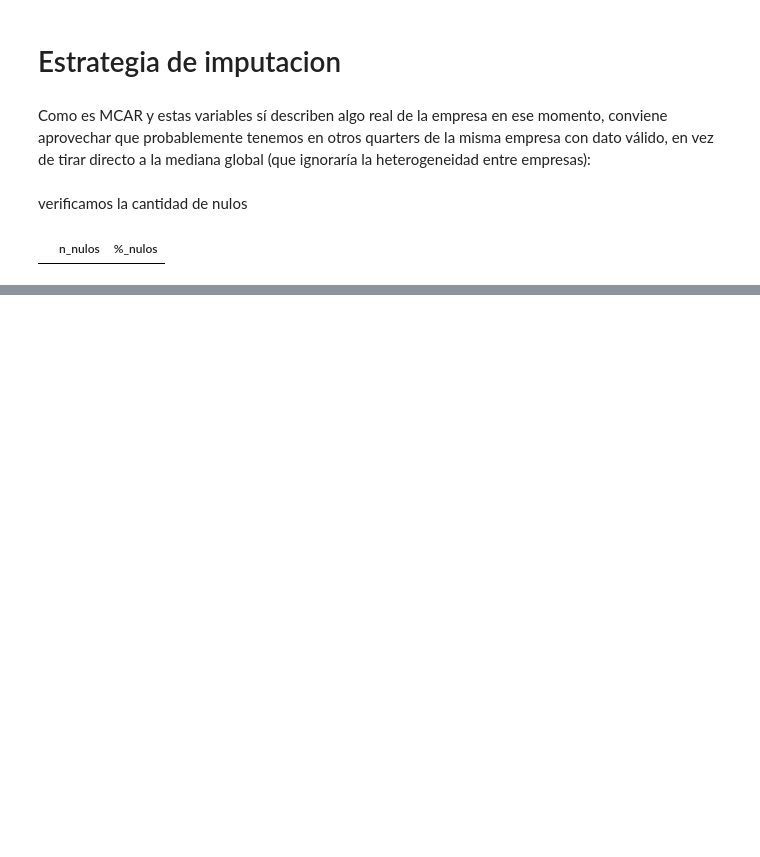
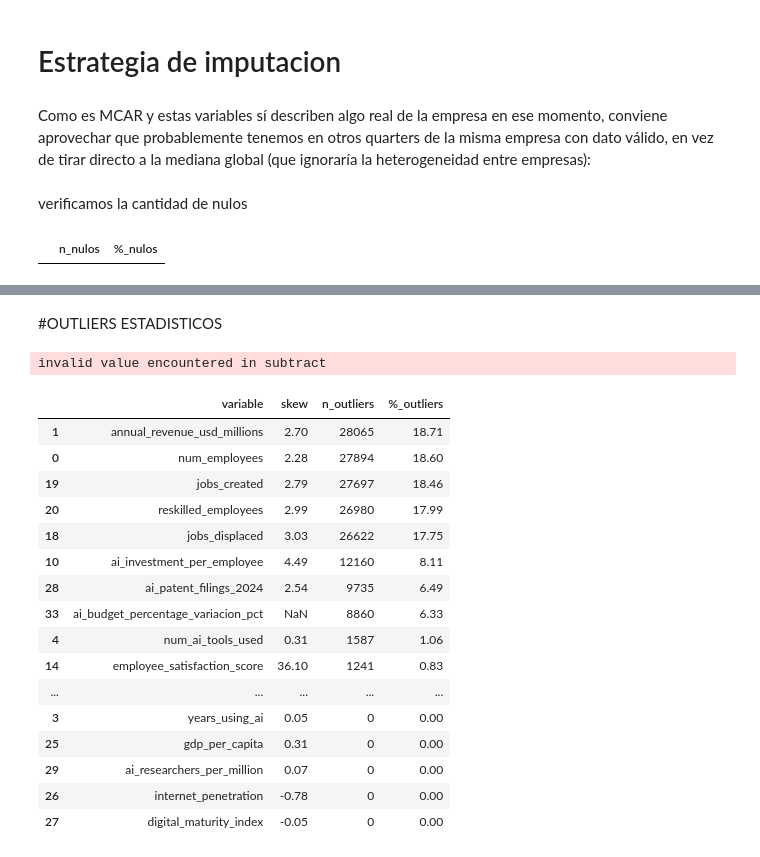
Before and after one commit to Franncippi/Proyecto-mentoria-M09, a Jupyter notebook: 01_analisis_exploratorio.ipynb, the cells around one changed output, grey strips where cells are left out. Drawn from its saved outputs; the diff is of its cells as text; code cells hidden in the pictures; blank space fills up the shorter version.

```diff
--- a/01_analisis_exploratorio.ipynb
+++ b/01_analisis_exploratorio.ipynb
@@ -1094,0 +1300,15 @@ resumen_nulos
+# %%
+# Tratamiento de ai_training_hours: SÍ confirmamos que era error de signo
+# (el valor absoluto de los negativos es consistente con el comportamiento
+# histórico de la empresa en otros quarters, ratio cercano a 1x) -> se corrige
+# invirtiendo el signo, recuperando el dato real sin necesidad de imputar
+
+col = "ai_training_hours"
+
+mask_negativo = df_final[col] < 0
+n_corregidos = mask_negativo.sum()
+
+df_final.loc[mask_negativo, col] = df_final.loc[mask_negativo, col].abs()
+
+print(f"{col}: {n_corregidos} valores corregidos (signo invertido)")
+print(f"Negativos restantes: {(df_final[col] < 0).sum()}")
@@ -1094,0 +1350,48 @@ resumen_nulos
+# %% [markdown]
+#OUTLIERS ESTADISTICOS
+# %%
+def iqr_outliers(serie):
+    q1, q3 = serie.quantile([0.25, 0.75])
+    iqr = q3 - q1
+    lim_inf, lim_sup = q1 - 1.5*iqr, q3 + 1.5*iqr
+    return (serie < lim_inf) | (serie > lim_sup)
+
+# Numéricas a evaluar, excluyendo ids/años/códigos y las avg_* de df2
+excluir_meta = ["response_id", "survey_year", "company_founding_year", "company_age", "policy_code"]
+cols_avg = [c for c in df_final.columns if c.startswith("avg_")]
+excluir = excluir_meta + cols_avg
+
+numericas = [c for c in df_final.select_dtypes(include=[np.number]).columns if c not in excluir]
+
+resultados = []
+for col in numericas:
+    serie = df_final[col].dropna()
+    outliers = iqr_outliers(serie)
+    resultados.append({
+        "variable": col,
+        "skew": round(serie.skew(), 2),
+        "n_outliers": outliers.sum(),
+        "%_outliers": round(outliers.sum() / len(serie) * 100, 2)
+    })
+
+resumen_iqr = pd.DataFrame(resultados).sort_values("%_outliers", ascending=False)
+resumen_iqr
+# %% [output]
+invalid value encountered in subtract
+|  | variable | skew | n_outliers | %_outliers |
+| 1 | annual_revenue_usd_millions | 2.70 | 28065 | 18.71 |
+| 0 | num_employees | 2.28 | 27894 | 18.60 |
+| 19 | jobs_created | 2.79 | 27697 | 18.46 |
+| 20 | reskilled_employees | 2.99 | 26980 | 17.99 |
+| 18 | jobs_displaced | 3.03 | 26622 | 17.75 |
+| 10 | ai_investment_per_employee | 4.49 | 12160 | 8.11 |
+| 28 | ai_patent_filings_2024 | 2.54 | 9735 | 6.49 |
+| 33 | ai_budget_percentage_variacion_pct | NaN | 8860 | 6.33 |
+| 4 | num_ai_tools_used | 0.31 | 1587 | 1.06 |
+| 14 | employee_satisfaction_score | 36.10 | 1241 | 0.83 |
+| ... | ... | ... | ... | ... |
+| 3 | years_using_ai | 0.05 | 0 | 0.00 |
+| 25 | gdp_per_capita | 0.31 | 0 | 0.00 |
+| 29 | ai_researchers_per_million | 0.07 | 0 | 0.00 |
+| 26 | internet_penetration | -0.78 | 0 | 0.00 |
+| 27 | digital_maturity_index | -0.05 | 0 | 0.00 |
```
Also changed, not shown: parts of 16 cells of this notebook.
